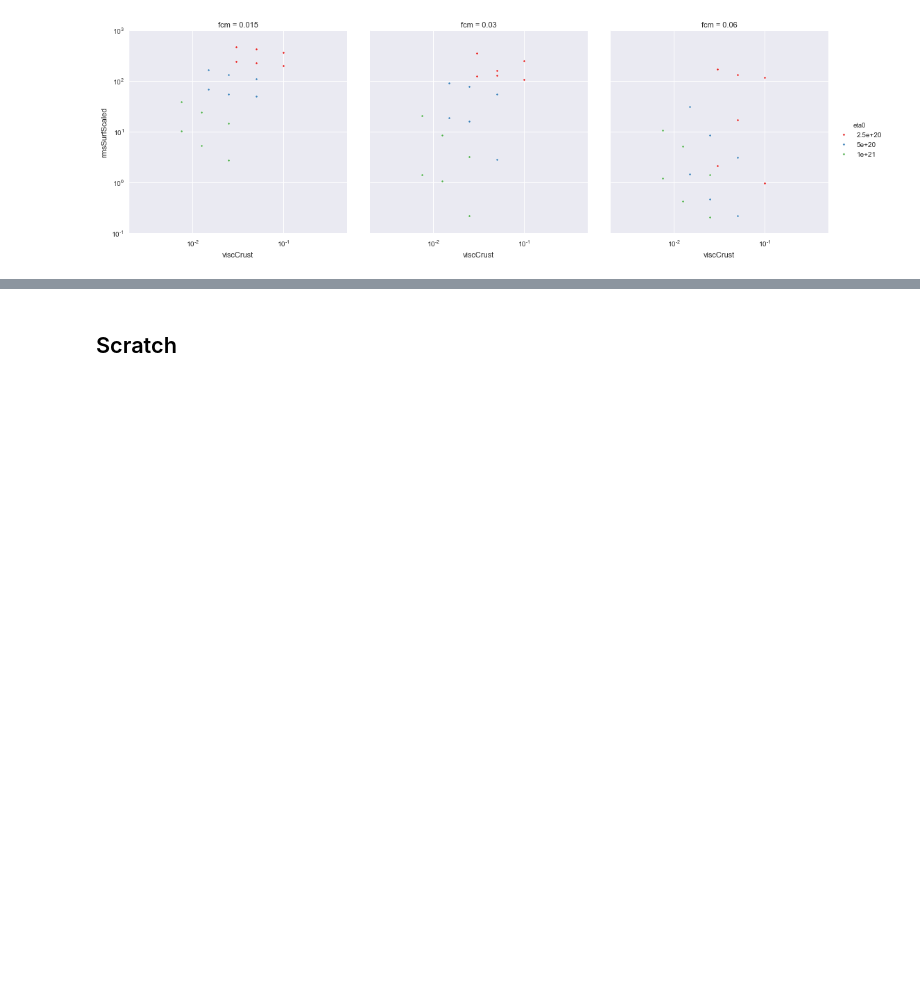
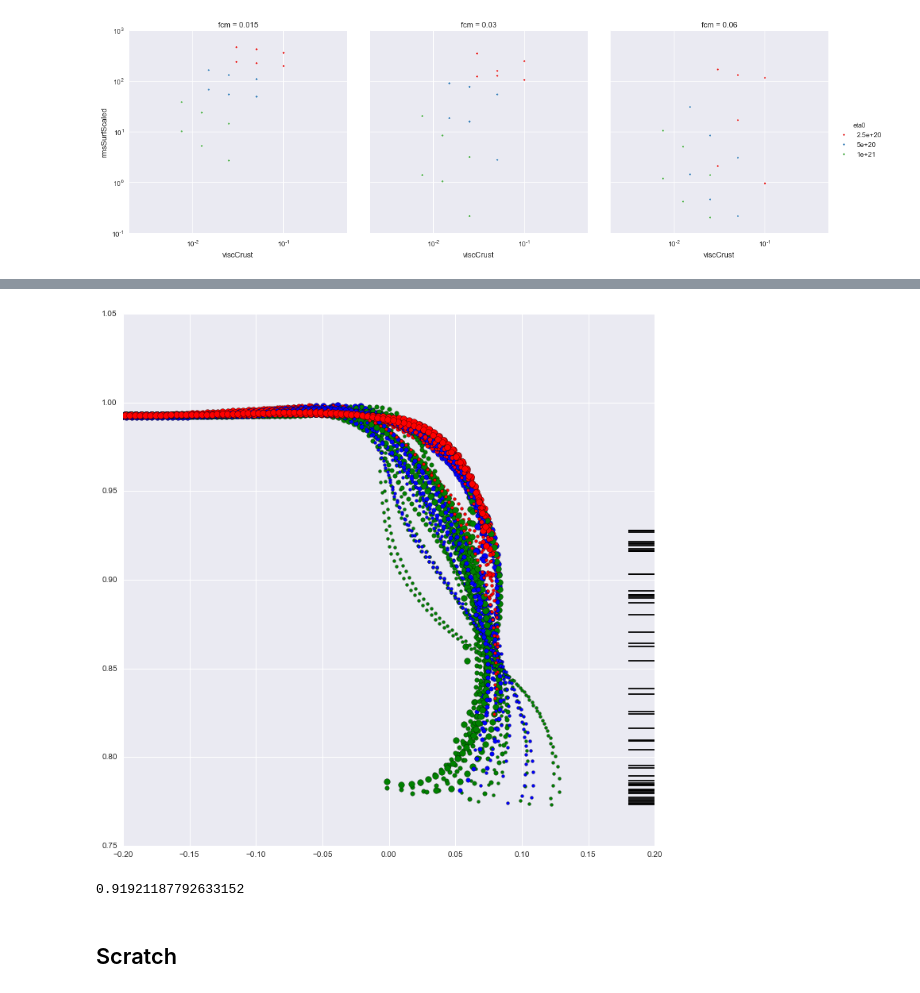
Before and after one commit to dansand/2dthermalslabs, a Jupyter notebook: kaplan/Analysis/pandas_analysis.ipynb, the cells around one changed output, grey strips where cells are left out. Drawn from its saved outputs; the diff is of its cells as text; code cells hidden in the pictures; blank space fills up the shorter version.

```diff
--- a/kaplan/Analysis/pandas_analysis.ipynb
+++ b/kaplan/Analysis/pandas_analysis.ipynb
@@ -720,3 +766,30 @@ plt.show()
+# %%
+fig, ax = plt.subplots(figsize=(12,12))
+for i, d in enumerate(subdirectories):
+    fext = '/temp_results/results/G/' + d + '/**/*midSwarm*'
+    files = natsort(glob2.glob(rdir + fext))
+    #print(files)
+    a = open_file(files[-1])
+    table = a.root.data
+    data = table.read()
+    a.close()
+    if float(newdf['eta0'].iloc[[i]]) == 1e21:
+        c = 'r'
+    elif float(newdf['eta0'].iloc[[i]]) == 5e20:
+        c = 'b'
+    else:
+        c = 'g'
+    s = float(newdf['fcm'].iloc[[i]]) *1000
+    ax.scatter(data[:,0], data[:,1], c=c, s=s, marker='o')
+    ax.hlines(data[:,1].min(), 0.18, 0.2 )
+
+    ax.set_xlim(-0.2,0.2)
+# %% [output]
+[figure, added]
+# %%
+data[:,1].min()
+# %% [output]
+0.91921187792633152
 # %% [markdown]
 ## Scratch
 # %%
```
Also changed, not shown: parts of 7 cells of this notebook, 2 other files.
